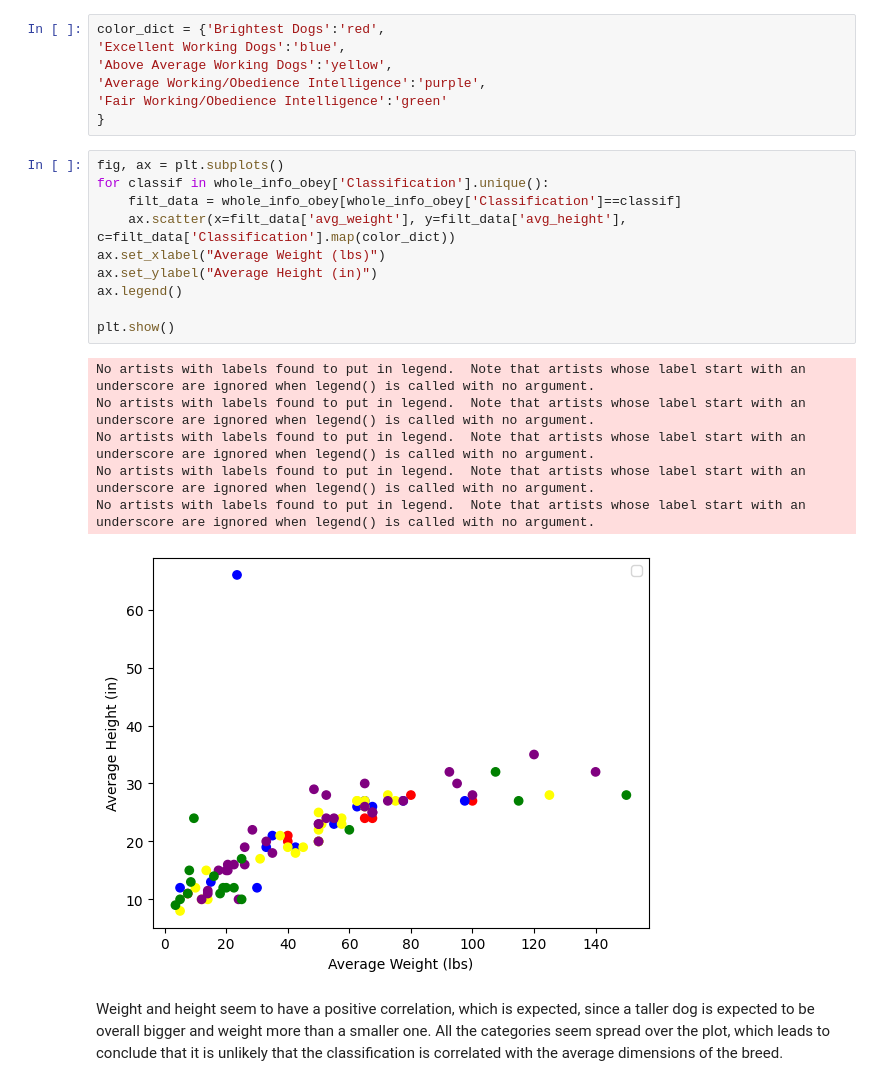
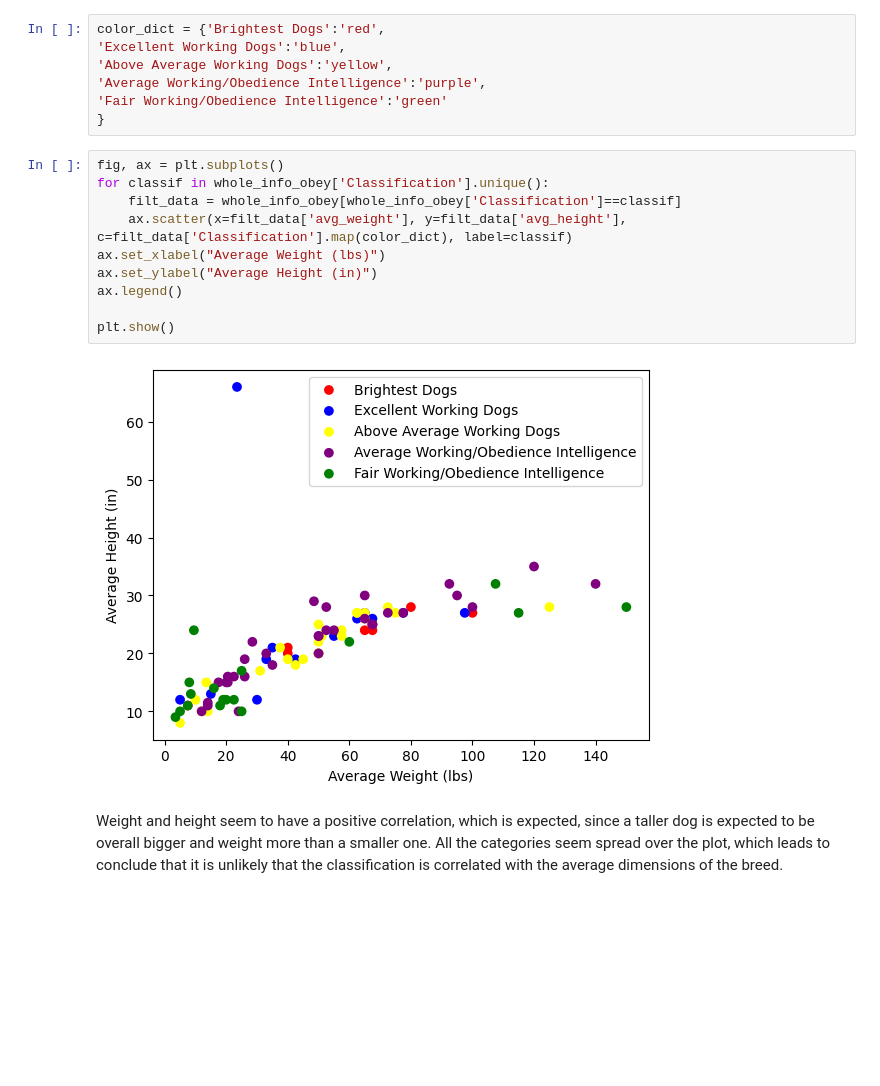
Before and after one commit to hugotorres22/data-analysis, a Jupyter notebook: Dogs Size vs Inteligence/MainAnalysis.ipynb, the cells around one changed output. Drawn from its saved outputs; the diff is of its cells as text; blank space fills up the shorter version.

```diff
--- a/Dogs Size vs Inteligence/MainAnalysis.ipynb
+++ b/Dogs Size vs Inteligence/MainAnalysis.ipynb
@@ -231,19 +231,14 @@ color_dict = {'Brightest Dogs':'red',
 # %%
 fig, ax = plt.subplots()
 for classif in whole_info_obey['Classification'].unique():
     filt_data = whole_info_obey[whole_info_obey['Classification']==classif]
-    ax.scatter(x=filt_data['avg_weight'], y=filt_data['avg_height'], c=filt_data['Classification'].map(color_dict))
+    ax.scatter(x=filt_data['avg_weight'], y=filt_data['avg_height'], c=filt_data['Classification'].map(color_dict), label=classif)
 ax.set_xlabel("Average Weight (lbs)")
 ax.set_ylabel("Average Height (in)")
 ax.legend()
 
 plt.show()
 # %% [output]
-No artists with labels found to put in legend.  Note that artists whose label start with an underscore are ignored when legend() is called with no argument.
-No artists with labels found to put in legend.  Note that artists whose label start with an underscore are ignored when legend() is called with no argument.
-No artists with labels found to put in legend.  Note that artists whose label start with an underscore are ignored when legend() is called with no argument.
-No artists with labels found to put in legend.  Note that artists whose label start with an underscore are ignored when legend() is called with no argument.
-No artists with labels found to put in legend.  Note that artists whose label start with an underscore are ignored when legend() is called with no argument.
-[figure, old version]
+[figure, new version]
 # %% [markdown]
 Weight and height seem to have a positive correlation, which is expected, since a taller dog is expected to be overall bigger and weight more than a smaller one. All the categories seem spread over the plot, which leads to conclude that it is unlikely that the classification is correlated with the average dimensions of the breed.
```
Also changed, not shown: 3 other files.
